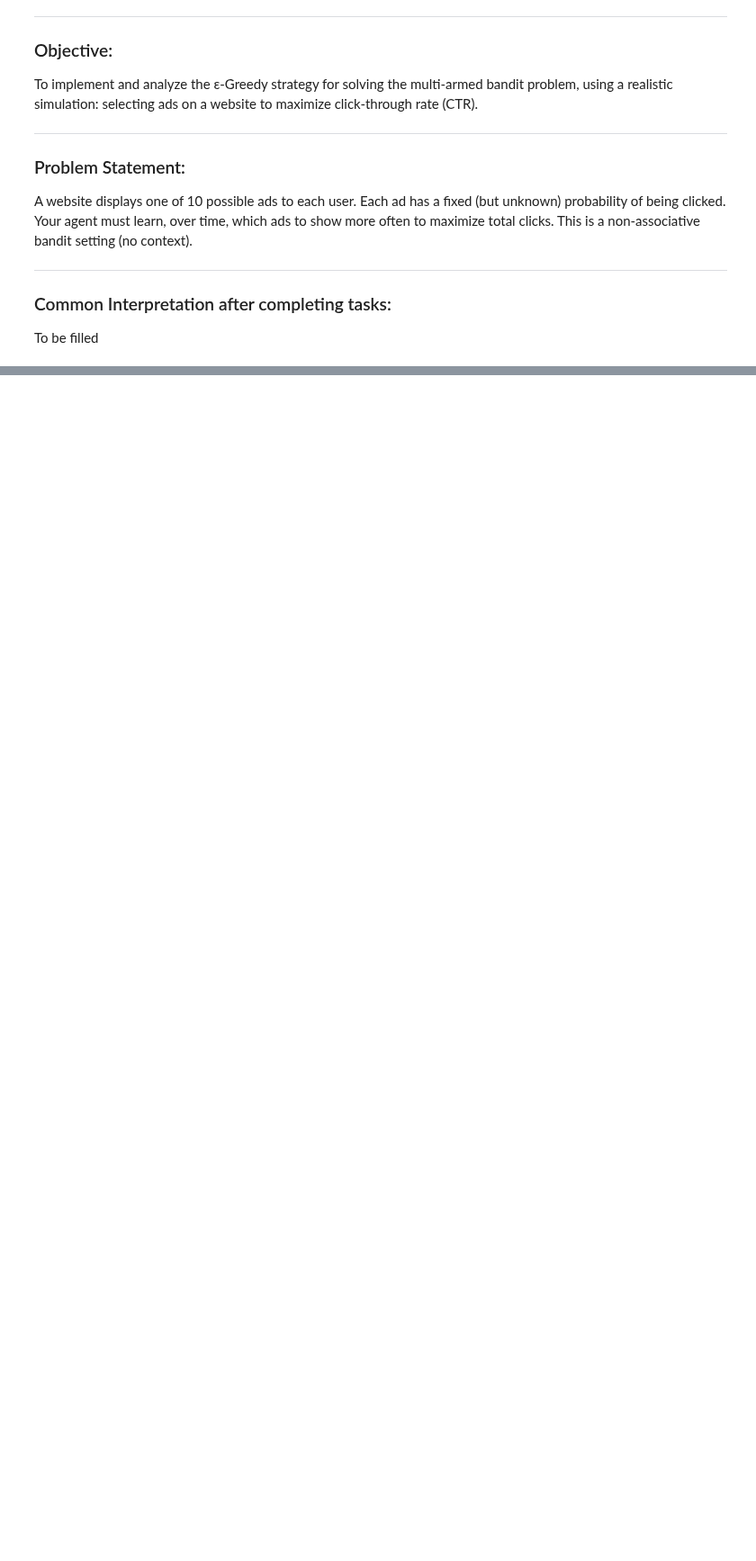
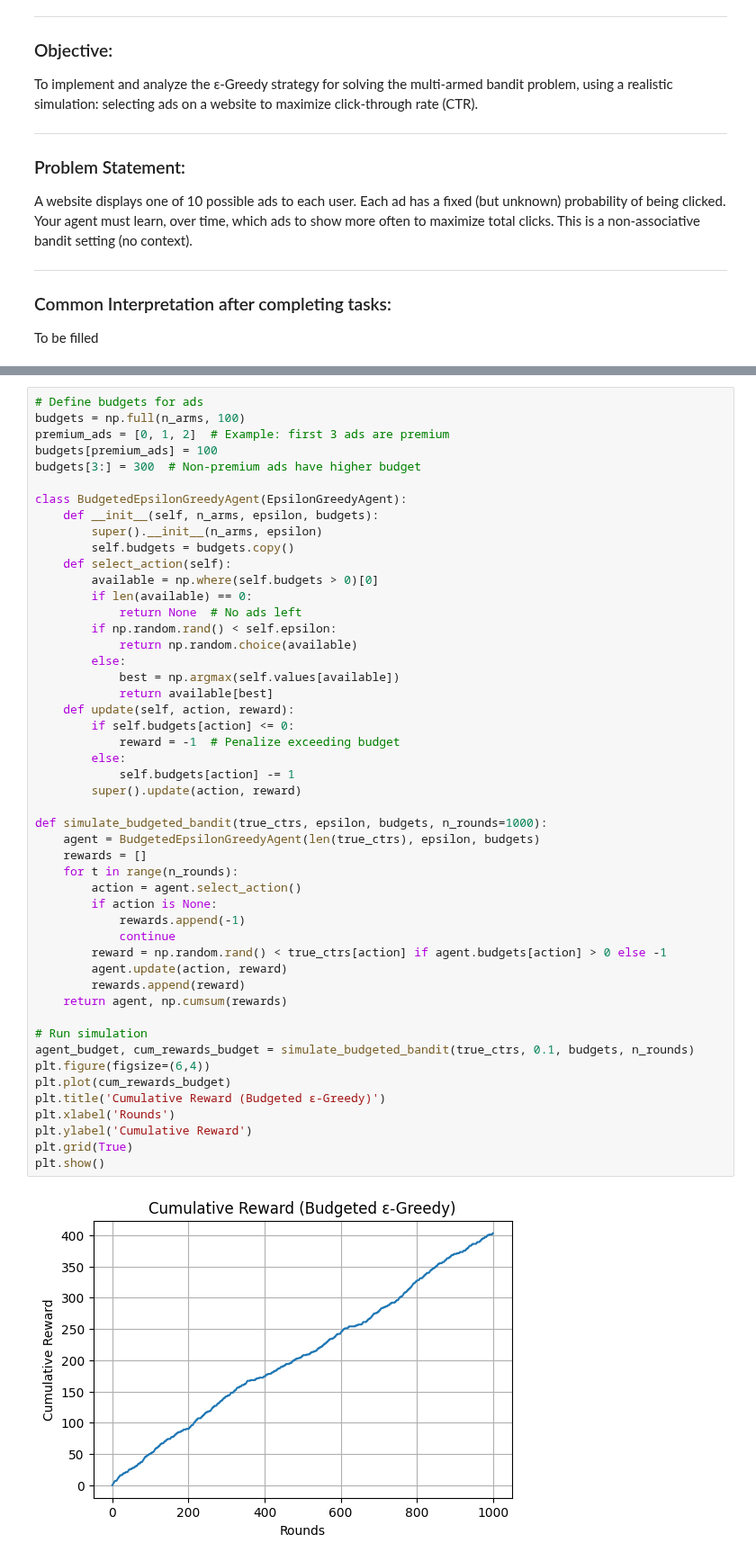
Before and after one commit to S-Prasad-M/Reinforcement-Lab-Exps, a Jupyter notebook: RL_Lab2_Work.ipynb, the cells around one changed output, grey strips where cells are left out. Shown at 90% size. Drawn from its saved outputs; the diff is of its cells as text; blank space fills up the shorter version.

```diff
--- a/RL_Lab2_Work.ipynb
+++ b/RL_Lab2_Work.ipynb
@@ -398,0 +191,51 @@ Implement three different strategies – ε-Greedy, UCB, and Softmax Selection
+# %%
+# Define budgets for ads
+budgets = np.full(n_arms, 100)
+premium_ads = [0, 1, 2]  # Example: first 3 ads are premium
+budgets[premium_ads] = 100
+budgets[3:] = 300  # Non-premium ads have higher budget
+
+class BudgetedEpsilonGreedyAgent(EpsilonGreedyAgent):
+    def __init__(self, n_arms, epsilon, budgets):
+        super().__init__(n_arms, epsilon)
+        self.budgets = budgets.copy()
+    def select_action(self):
+        available = np.where(self.budgets > 0)[0]
+        if len(available) == 0:
+            return None  # No ads left
+        if np.random.rand() < self.epsilon:
+            return np.random.choice(available)
+        else:
+            best = np.argmax(self.values[available])
+            return available[best]
+    def update(self, action, reward):
+        if self.budgets[action] <= 0:
+            reward = -1  # Penalize exceeding budget
+        else:
+            self.budgets[action] -= 1
+        super().update(action, reward)
+
+def simulate_budgeted_bandit(true_ctrs, epsilon, budgets, n_rounds=1000):
+    agent = BudgetedEpsilonGreedyAgent(len(true_ctrs), epsilon, budgets)
+    rewards = []
+    for t in range(n_rounds):
+        action = agent.select_action()
+        if action is None:
+            rewards.append(-1)
+            continue
+        reward = np.random.rand() < true_ctrs[action] if agent.budgets[action] > 0 else -1
+        agent.update(action, reward)
+        rewards.append(reward)
+    return agent, np.cumsum(rewards)
+
+# Run simulation
+agent_budget, cum_rewards_budget = simulate_budgeted_bandit(true_ctrs, 0.1, budgets, n_rounds)
+plt.figure(figsize=(6,4))
+plt.plot(cum_rewards_budget)
+plt.title('Cumulative Reward (Budgeted ε-Greedy)')
+plt.xlabel('Rounds')
+plt.ylabel('Cumulative Reward')
+plt.grid(True)
+plt.show()
+# %% [output]
+[figure, added]
```
Also changed, not shown: parts of 11 cells of this notebook, 1 other file.
